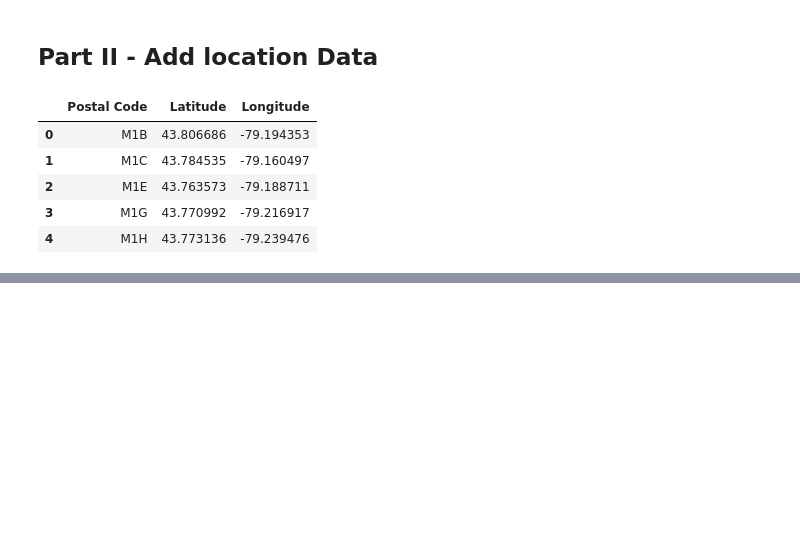
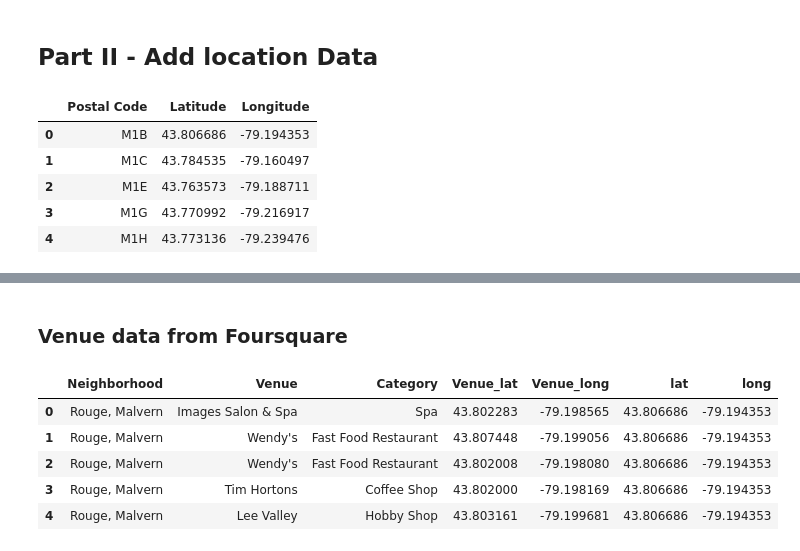
Before and after one commit to gokulmuthiah/Coursera_Capstone, a Jupyter notebook: Data-Preparation.ipynb, the cells around one changed output, grey strips where cells are left out. Saved outputs shown, nothing was run; the diff lists cells and outputs as text; code cells hidden in the pictures; blank space fills up the shorter version.

```diff
--- a/Data-Preparation.ipynb
+++ b/Data-Preparation.ipynb
@@ -68,0 +95,7 @@ places.head()
+# %%
+import requests
+CLIENT_ID = 'Foursquare ID'
+CLIENT_SECRET = 'Foursquare Secret'
+VERSION = '20180605' # Foursquare API version
+radius=700
+LIMIT=100
@@ -68,0 +150,11 @@ places.head()
+# %% [markdown]
+###  Venue data from Foursquare
+# %%
+venueData.head()
+# %% [output]
+|  | Neighborhood | Venue | Category | Venue_lat | Venue_long | lat | long |
+| 0 | Rouge, Malvern | Images Salon & Spa | Spa | 43.802283 | -79.198565 | 43.806686 | -79.194353 |
+| 1 | Rouge, Malvern | Wendy's | Fast Food Restaurant | 43.807448 | -79.199056 | 43.806686 | -79.194353 |
+| 2 | Rouge, Malvern | Wendy's | Fast Food Restaurant | 43.802008 | -79.198080 | 43.806686 | -79.194353 |
+| 3 | Rouge, Malvern | Tim Hortons | Coffee Shop | 43.802000 | -79.198169 | 43.806686 | -79.194353 |
+| 4 | Rouge, Malvern | Lee Valley | Hobby Shop | 43.803161 | -79.199681 | 43.806686 | -79.194353 |
```
Also changed, not shown: parts of 22 cells of this notebook.
